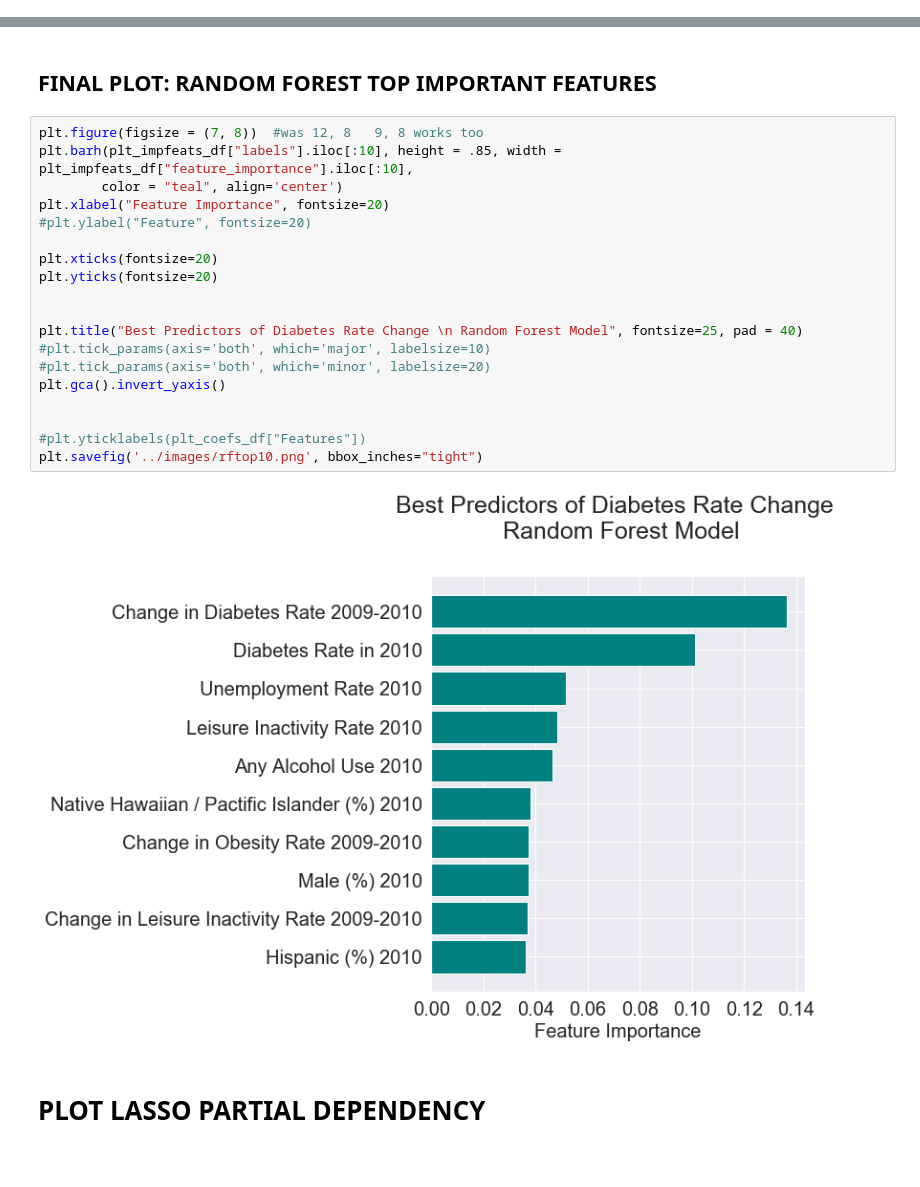
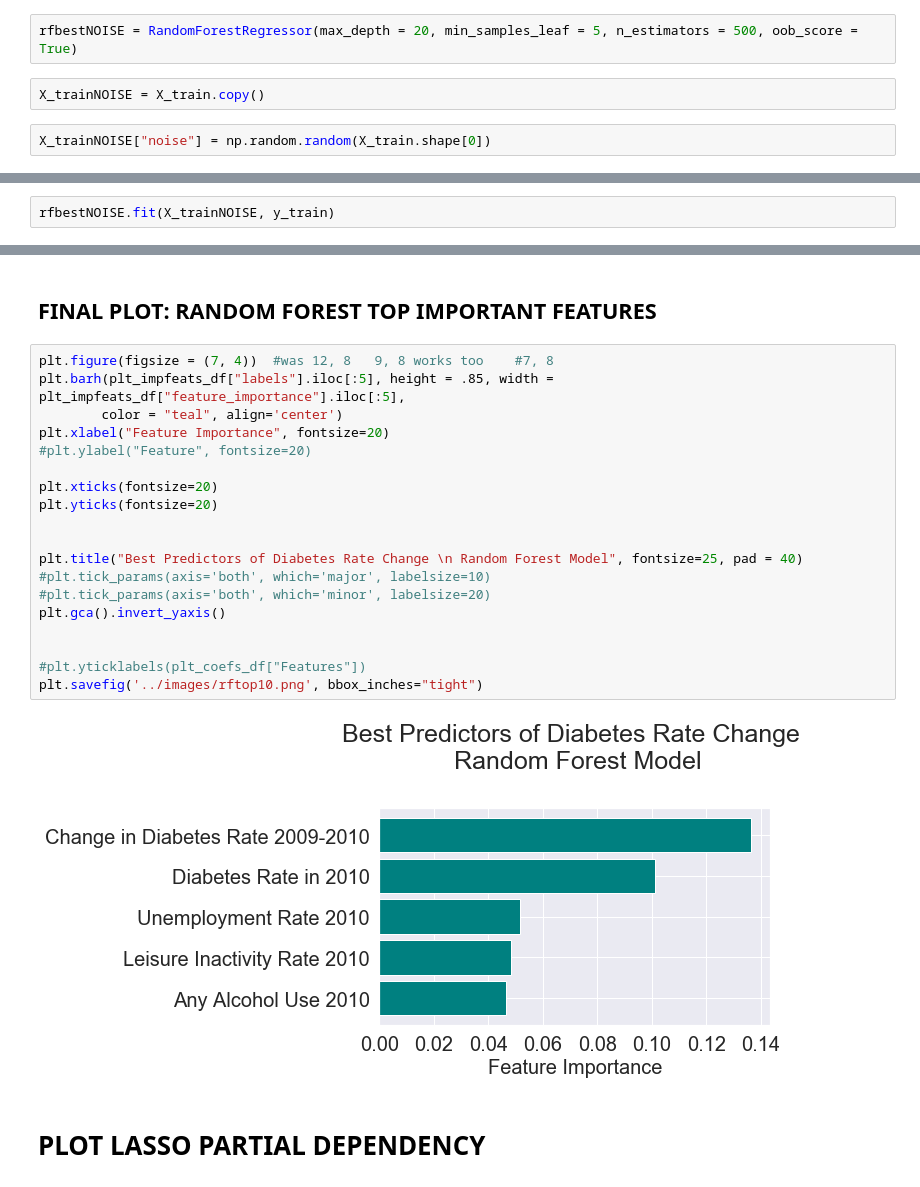
Before and after one commit to lbordz/diabetes-rates-prediction, a Jupyter notebook: EDA_and_modelling/Final_Models_and_Plots.ipynb, the cells around one changed output, grey strips where cells are left out. Cells and saved outputs as stored; diff of their text form.

```diff
--- a/EDA_and_modelling/Final_Models_and_Plots.ipynb
+++ b/EDA_and_modelling/Final_Models_and_Plots.ipynb
@@ -407,0 +410,6 @@ mean_squared_error(y_pred, y_test)
+# %%
+rfbestNOISE = RandomForestRegressor(max_depth = 20, min_samples_leaf = 5, n_estimators = 500, oob_score = True)
+# %%
+X_trainNOISE = X_train.copy()
+# %%
+X_trainNOISE["noise"] = np.random.random(X_train.shape[0])
@@ -407,0 +426,2 @@ mean_squared_error(y_pred, y_test)
+# %%
+rfbestNOISE.fit(X_trainNOISE, y_train)
@@ -797,26 +858,26 @@ Name: features, dtype: object
 # %% [markdown]
 ## FINAL PLOT: RANDOM FOREST TOP IMPORTANT FEATURES
 # %%
-plt.figure(figsize = (7, 8))  #was 12, 8   9, 8 works too
-plt.barh(plt_impfeats_df["labels"].iloc[:10], height = .85, width = plt_impfeats_df["feature_importance"].iloc[:10],
+plt.figure(figsize = (7, 4))  #was 12, 8   9, 8 works too    #7, 8
+plt.barh(plt_impfeats_df["labels"].iloc[:5], height = .85, width = plt_impfeats_df["feature_importance"].iloc[:5],
         color = "teal", align='center')
 plt.xlabel("Feature Importance", fontsize=20)
 #plt.ylabel("Feature", fontsize=20)
 
 plt.xticks(fontsize=20)
 plt.yticks(fontsize=20)
 
 
 plt.title("Best Predictors of Diabetes Rate Change \n Random Forest Model", fontsize=25, pad = 40)
 #plt.tick_params(axis='both', which='major', labelsize=10)
 #plt.tick_params(axis='both', which='minor', labelsize=20)
 plt.gca().invert_yaxis()
 
 
 #plt.yticklabels(plt_coefs_df["Features"])
 plt.savefig('../images/rftop10.png', bbox_inches="tight")
 # %% [output]
-[figure, old version]
+[figure, new version]
 # %% [markdown]
 # PLOT LASSO PARTIAL DEPENDENCY
 # %%
```
Also changed, not shown: parts of 50 cells of this notebook.
